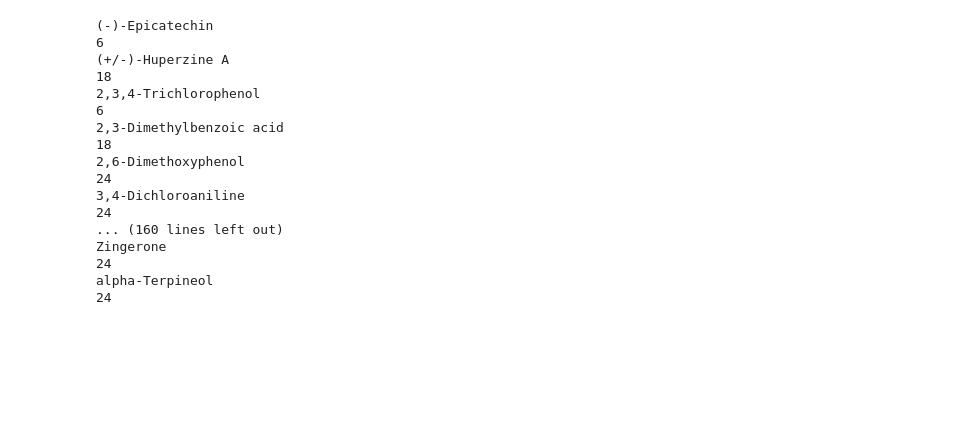
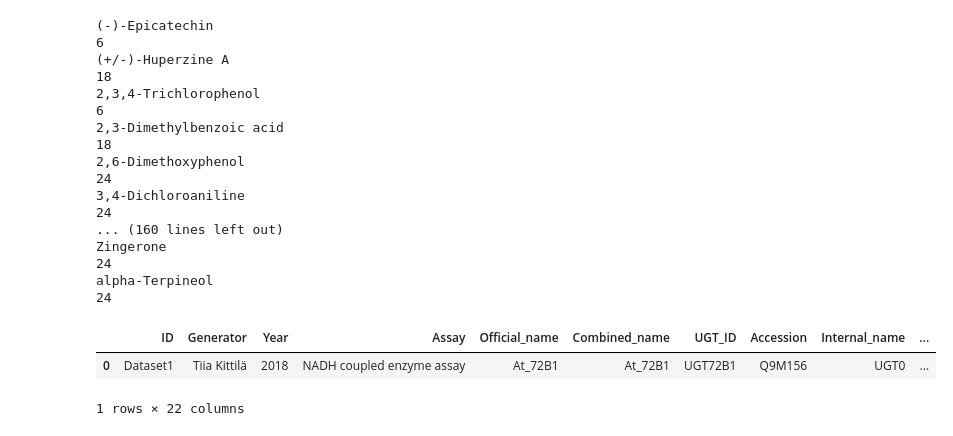
Before and after one commit to daha-la/VAE-enzymes, a Jupyter notebook: Analysis.ipynb, the cells around one changed output. Cells and saved outputs as stored; diff of their text form; code cells hidden in the pictures; blank space fills up the shorter version.

```diff
--- a/Analysis.ipynb
+++ b/Analysis.ipynb
@@ -297,6 +301,7 @@ Tree(rooted=False, weight=1.0)
 # %%
 All_data_df = pd.read_csv('All_data.csv')
 Dataset1 = All_data_df[All_data_df['ID']=='Dataset1']
+Dataset1_uniq = Dataset1.drop_duplicates(subset=['ID','Sequence'])
 # %%
 for substrate in Dataset1.Acceptor.unique():
     print(substrate)
@@ -327,0 +337,6 @@ GASP_DCA_DCP.to_csv('vae_notebooks/GASP_predictions/GASP_DCA_DCP.tsv',sep='\t',i
+# %%
+Dataset1_uniq[Dataset1_uniq.Official_name=='At_72B1']
+# %% [output]
+|  | ID | Generator | Year | Assay | Official_name | Combined_name | UGT_ID | Accession | Internal_name | ... |
+| 0 | Dataset1 | Tiia Kittilä | 2018 | NADH coupled enzyme assay | At_72B1 | At_72B1 | UGT72B1 | Q9M156 | UGT0 | ... |
+1 rows × 22 columns
```
Also changed, not shown: parts of 2 cells of this notebook, 10 other files.
